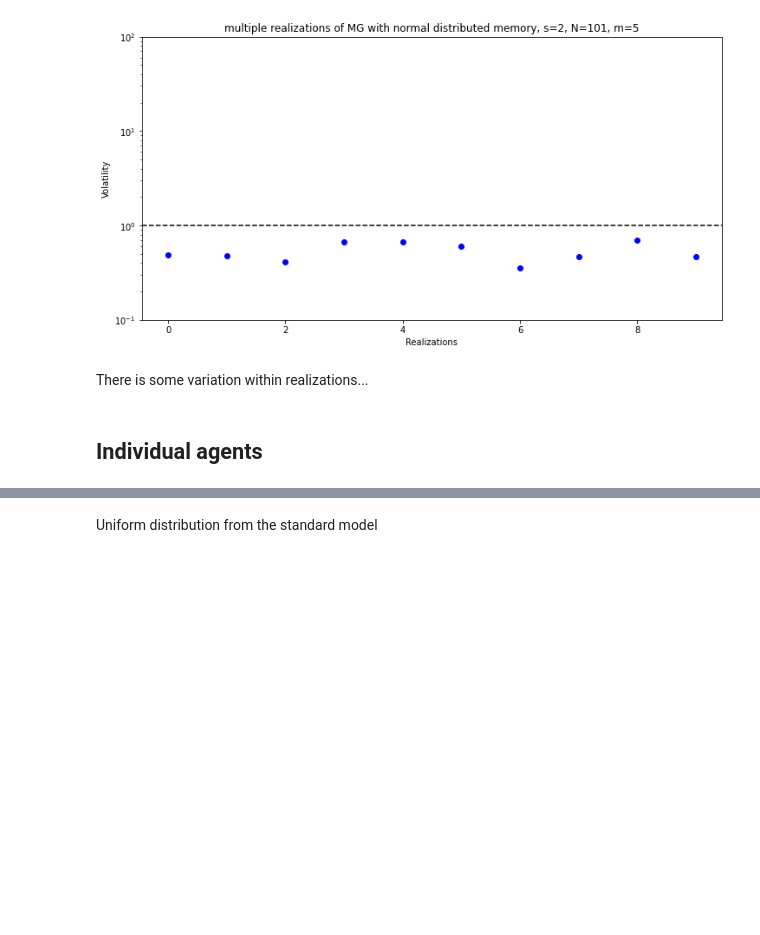
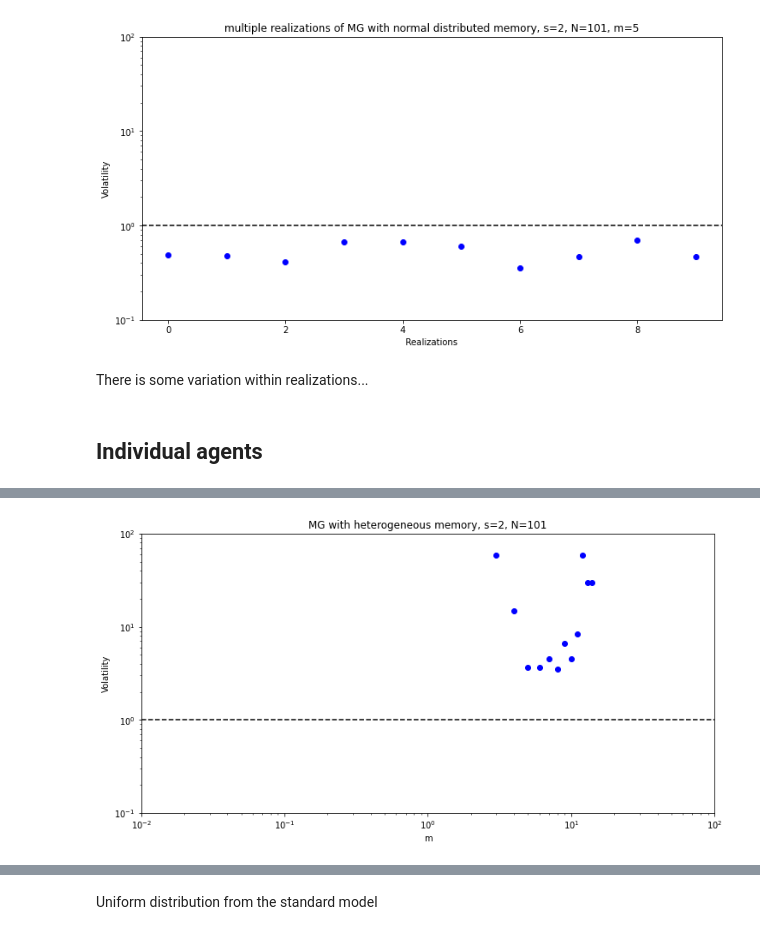
Before and after one commit to dvdblk/abm-project, a Jupyter notebook: notebooks/Scenario 1 version2.ipynb, the cells around one changed output, grey strips where cells are left out. Drawn from its saved outputs; the diff is of its cells as text; code cells hidden in the pictures; blank space fills up the shorter version.

```diff
--- a/notebooks/Scenario 1 version2.ipynb
+++ b/notebooks/Scenario 1 version2.ipynb
@@ -590,11 +583,9 @@ class MinorityGameIndividualAgents:
 # %%
 %%time
 n_agents = 101 # check with David why it does not work if I do MinorityGame.n_agents
-tot_omega_g = []
-tot_alpha_g = []
 M = 7
 
-times, attendances, mean_A_t_individual_m_df, A_t_table_list, n_agents_m, vol_A_t_individual_m_df, n_agents_m_list = MinorityGameIndividualAgents(
+times, attendances, mean_A_t_individual_m_df, A_t_table_list, n_agents_m, m_list = MinorityGameIndividualAgents(
     n_agents=101,
     factory_dict={
         1: AgentFactory(
@@ -605,14 +596,13 @@ times, attendances, mean_A_t_individual_m_df, A_t_table_list, n_agents_m, vol_A_
             memory_generator=GumbelDistributionMemoryGenerator(M)
         ),
     }
-).simulate_game(max_steps=1000)
+).simulate_game(max_steps=100)
 
-m_list = n_agents_m_list.iloc[:, 0]
-m_agent_counts = n_agents_m_list.iloc[:, 1]
+# m_list = n_agents_m_list.iloc[:, 0]
+# m_agent_counts = n_agents_m_list.iloc[:, 1]
+m_list = n_agents_m['index']
 
 # in order to create the graph
-omega = np.average(vol_A_t_individual_m_df)/n_agents_m
-alpha = 2**m_list/m_agent_counts
-tot_omega_g = omega
-tot_alpha_g = alpha
+tot_omega_g = np.average(vol_A_t_individual_m_df)/n_agents_m['count']
+tot_alpha_g =  2**m_list/n_agents_m['count']
 # %% [output]
@@ -637 +627,18 @@ plt.show()
+# %%
+fig, ax = plt.subplots(figsize=(12, 6))
+
+ax.axhline(y=1, color="k", linestyle="--")
+ax.plot(m_list, tot_omega_g, 'bo')
+ax.set_xlabel("m")
+ax.set_ylabel("Volatility")
+
+plt.title("MG with heterogeneous memory, s=2, N=101")
+plt.yscale('log')
+plt.xscale('log')
+plt.xlim([0.01,100])
+plt.ylim([0.1,100])
+
+plt.show()
+# %% [output]
+[figure, added]
 # %%
```
Also changed, not shown: parts of 15 cells of this notebook.
